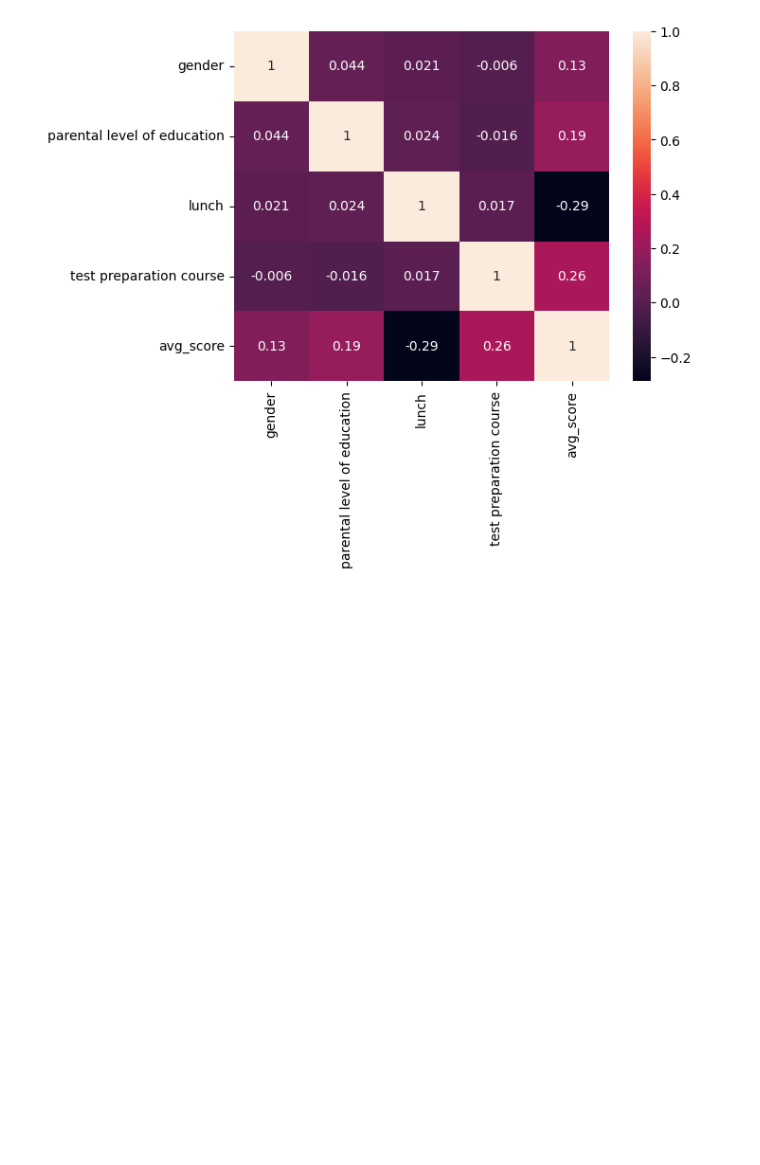
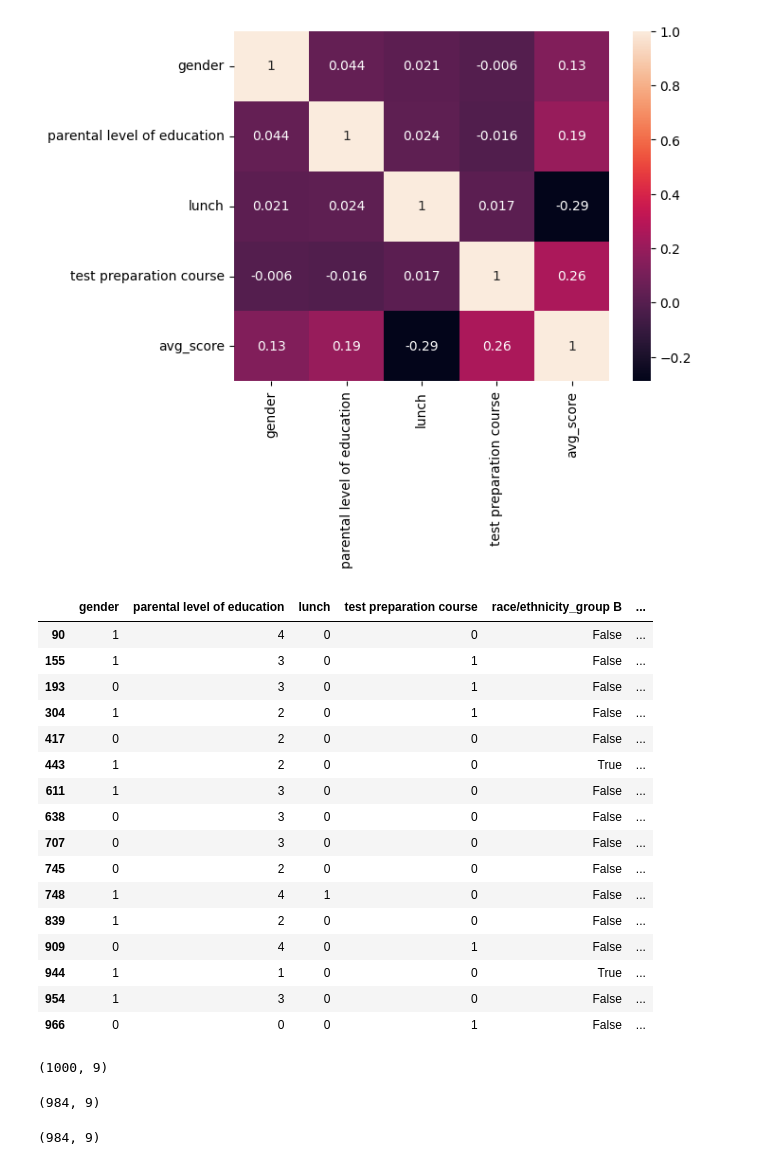
Before and after one commit to thenileshmishra/machine_learning, a Jupyter notebook: LinearRegression/FeatureEngineering.ipynb, the cells around one changed output. Cells and saved outputs as stored; diff of their text form; code cells hidden in the pictures; blank space fills up the shorter version.

```diff
--- a/LinearRegression/FeatureEngineering.ipynb
+++ b/LinearRegression/FeatureEngineering.ipynb
@@ -147,3 +146,27 @@ sns.heatmap(X.select_dtypes(include=['int64', 'float64']).corr(), annot=True)
 # %% [output]
 <Axes: >
 [figure]
+# %%
+X[X.duplicated()]
+# %% [output]
+|  | gender | parental level of education | lunch | test preparation course | race/ethnicity_group B | ... |
+| 90 | 1 | 4 | 0 | 0 | False | ... |
+| 155 | 1 | 3 | 0 | 1 | False | ... |
+| 193 | 0 | 3 | 0 | 1 | False | ... |
+| 304 | 1 | 2 | 0 | 1 | False | ... |
+| 417 | 0 | 2 | 0 | 0 | False | ... |
+| 443 | 1 | 2 | 0 | 0 | True | ... |
+| 611 | 1 | 3 | 0 | 0 | False | ... |
+| 638 | 0 | 3 | 0 | 0 | False | ... |
+| 707 | 0 | 3 | 0 | 0 | False | ... |
+| 745 | 0 | 2 | 0 | 0 | False | ... |
+| 748 | 1 | 4 | 1 | 0 | False | ... |
+| 839 | 1 | 2 | 0 | 0 | False | ... |
+| 909 | 0 | 4 | 0 | 1 | False | ... |
+| 944 | 1 | 1 | 0 | 0 | True | ... |
+| 954 | 1 | 3 | 0 | 0 | False | ... |
+| 966 | 0 | 0 | 0 | 1 | False | ... |
+# %%
+X.shape
+# %% [output]
+(1000, 9)
@@ -149,0 +175,4 @@ sns.heatmap(X.select_dtypes(include=['int64', 'float64']).corr(), annot=True)
+# %%
+X.shape
+# %% [output]
+(984, 9)
@@ -149,0 +181,4 @@ sns.heatmap(X.select_dtypes(include=['int64', 'float64']).corr(), annot=True)
+# %%
+X.shape
+# %% [output]
+(984, 9)
```
Also changed, not shown: parts of 5 cells of this notebook, 3 other files.
